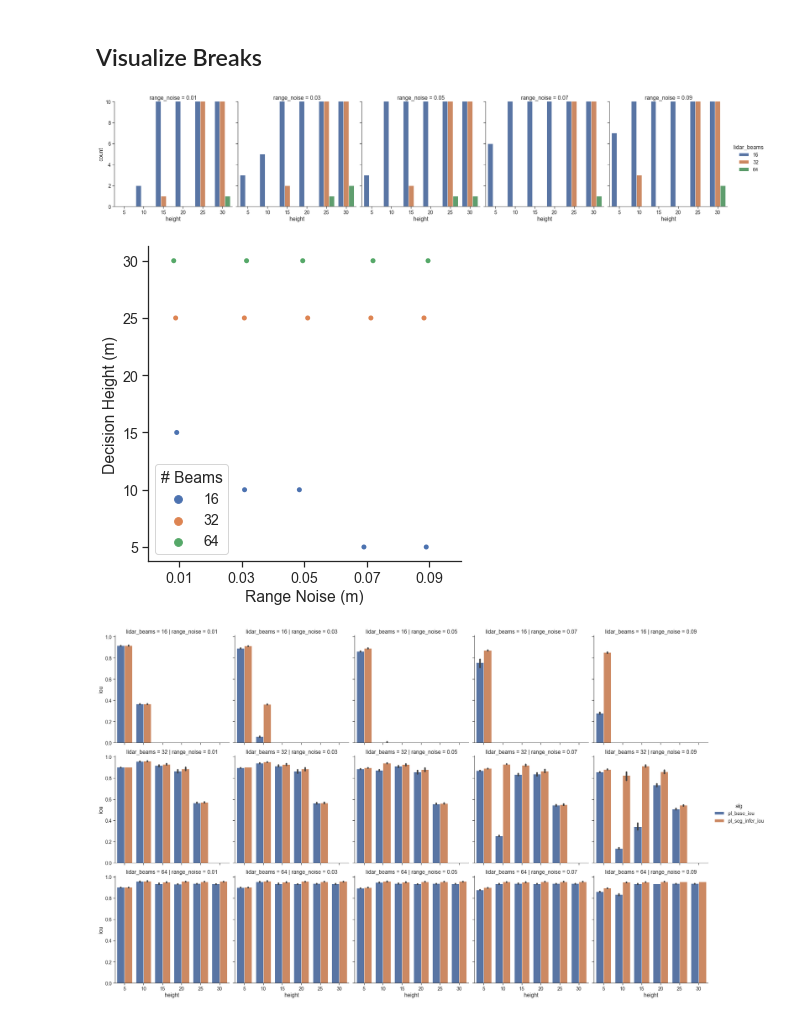
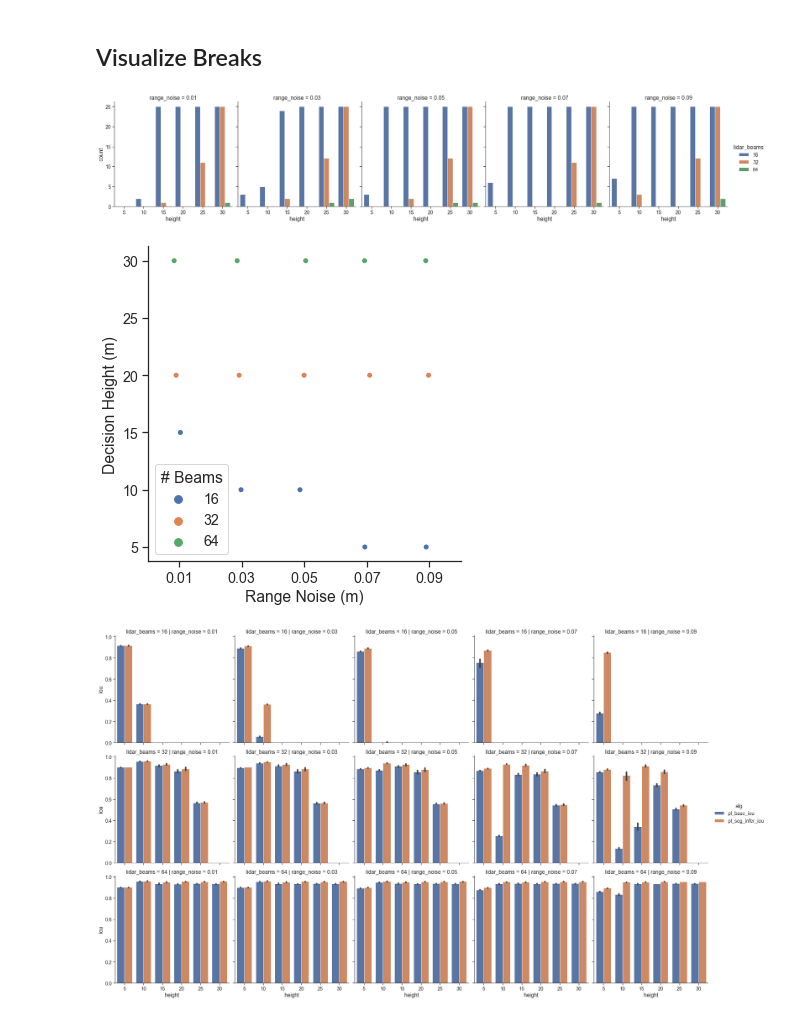
Before and after one commit to JeremyBYU/UnrealRooftopLanding, a Jupyter notebook: notebooks/DecisionPointAnalysis.ipynb, the cells around one changed output. Saved outputs shown, nothing was run; the diff lists cells and outputs as text; code cells hidden in the pictures.

```diff
--- a/notebooks/DecisionPointAnalysis.ipynb
+++ b/notebooks/DecisionPointAnalysis.ipynb
@@ -29,16 +29,16 @@ df.head()
 # %%
 def visualize_break(df, break_point=0.1):
     df['found_hole'] = df['hole_remaining'] <= break_point
     df['missed_hole'] = ~df['found_hole']
 
 
     df_simple = df[df['missed_hole']]
     g = sns.catplot(x="height", col="range_noise", kind='count', hue='lidar_beams', data=df_simple)
-    g.set(ylim=(0, 10))
+#     g.set(ylim=(0, 10))
 
 visualize_break(df)
 # %% [output]
-[figure, old version]
+[figure, new version]
 # %%
 data_decision = [
     dict(lidar_beams=16, range_noise=0.01, height=15),
@@ -46,11 +46,11 @@ data_decision = [
     dict(lidar_beams=16, range_noise=0.05, height=10),
     dict(lidar_beams=16, range_noise=0.07, height=5),
     dict(lidar_beams=16, range_noise=0.09, height=5),
-    dict(lidar_beams=32, range_noise=0.01, height=25),
-    dict(lidar_beams=32, range_noise=0.03, height=25),
-    dict(lidar_beams=32, range_noise=0.05, height=25),
-    dict(lidar_beams=32, range_noise=0.07, height=25),
-    dict(lidar_beams=32, range_noise=0.09, height=25),
+    dict(lidar_beams=32, range_noise=0.01, height=20),
+    dict(lidar_beams=32, range_noise=0.03, height=20),
+    dict(lidar_beams=32, range_noise=0.05, height=20),
+    dict(lidar_beams=32, range_noise=0.07, height=20),
+    dict(lidar_beams=32, range_noise=0.09, height=20),
     dict(lidar_beams=64, range_noise=0.01, height=30),
     dict(lidar_beams=64, range_noise=0.03, height=30),
     dict(lidar_beams=64, range_noise=0.05, height=30),
@@ -62,7 +62,7 @@ df_decision = df_decision.rename(columns={"lidar_beams": "# Beams", "height": "D
 g = sns.catplot(data=df_decision, y='Decision Height (m)', x='Range Noise (m)', hue='# Beams', legend_out=False)
 g.savefig('../assets/imgs/decision_point.pdf')
 # %% [output]
-[figure, old version]
+[figure, new version]
 # %%
 def visualize_iou(df, break_point=0.1):
 
```
Also changed, not shown: 8 other files.
